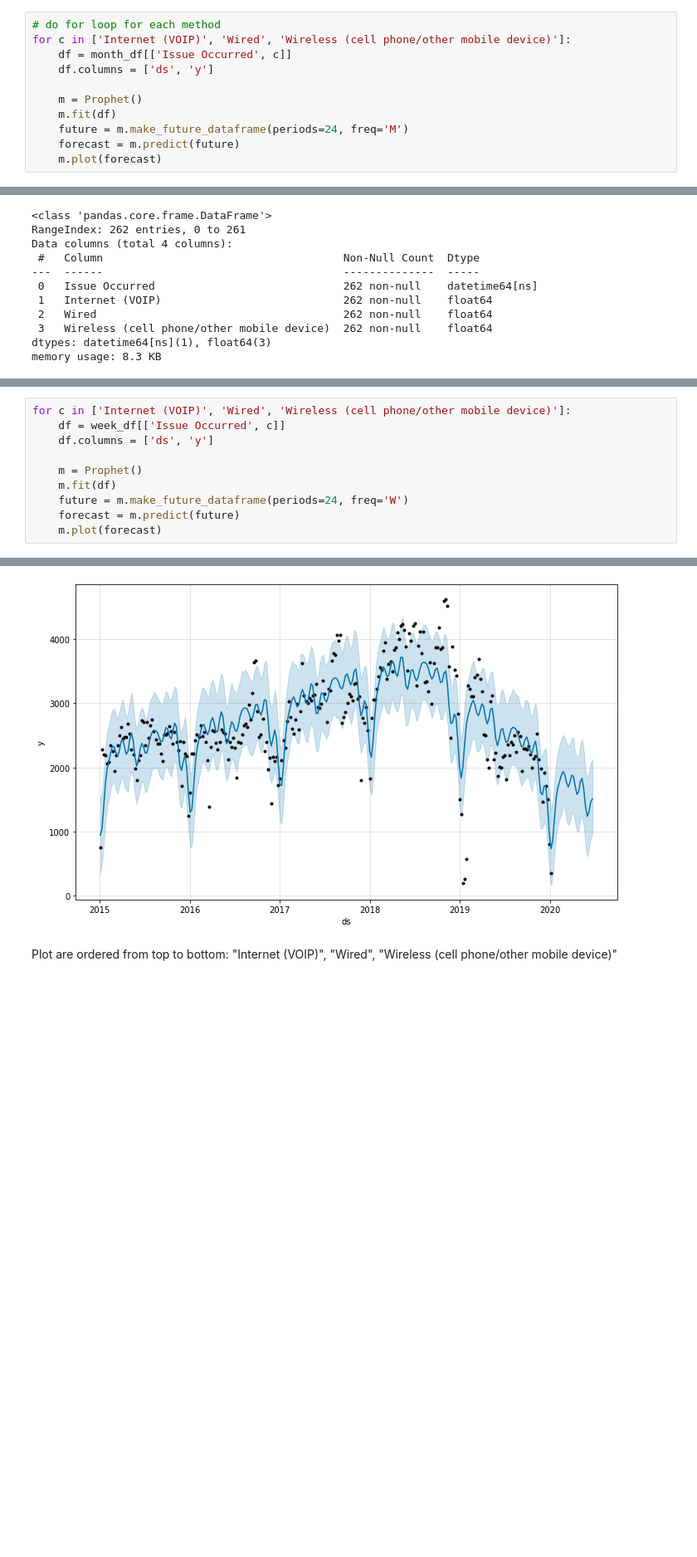
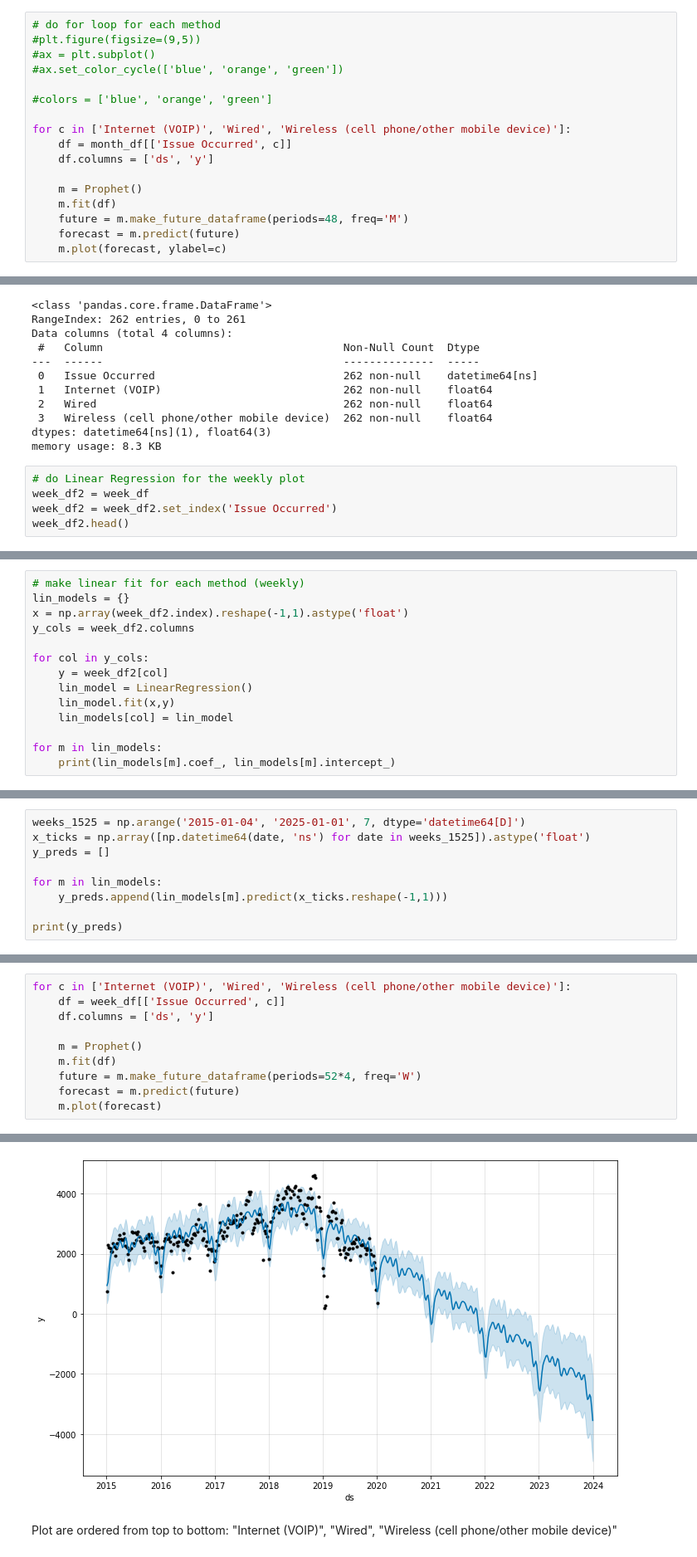
Before and after one commit to sangyeolbaek/SB, a Jupyter notebook: Capstone Project 1/machine_learning_capstone_1.ipynb, the cells around one changed output, grey strips where cells are left out. Shown at 83% size. Drawn from its saved outputs; the diff is of its cells as text; blank space fills up the shorter version.

```diff
--- a/Capstone Project 1/machine_learning_capstone_1.ipynb
+++ b/Capstone Project 1/machine_learning_capstone_1.ipynb
@@ -218,14 +299,20 @@ month_df.plot.line(x='Issue Occurred', y=c, marker='o', figsize=(9,5), grid=True
 # %%
 # do for loop for each method
+#plt.figure(figsize=(9,5))
+#ax = plt.subplot()
+#ax.set_color_cycle(['blue', 'orange', 'green'])
+
+#colors = ['blue', 'orange', 'green']
+
 for c in ['Internet (VOIP)', 'Wired', 'Wireless (cell phone/other mobile device)']:
     df = month_df[['Issue Occurred', c]]
     df.columns = ['ds', 'y']
 
     m = Prophet()
     m.fit(df)
-    future = m.make_future_dataframe(periods=24, freq='M')
+    future = m.make_future_dataframe(periods=48, freq='M')
     forecast = m.predict(future)
-    m.plot(forecast)
+    m.plot(forecast, ylabel=c)
 # %% [output]
 INFO:fbprophet:Disabling weekly seasonality. Run prophet with weekly_seasonality=True to override this.
 INFO:fbprophet:Disabling daily seasonality. Run prophet with daily_seasonality=True to override this.
@@ -257,3 +344,8 @@ Data columns (total 4 columns):
  3   Wireless (cell phone/other mobile device)  262 non-null    float64
 dtypes: datetime64[ns](1), float64(3)
 memory usage: 8.3 KB
+# %%
+# do Linear Regression for the weekly plot
+week_df2 = week_df
+week_df2 = week_df2.set_index('Issue Occurred')
+week_df2.head()
@@ -259,0 +360,14 @@ memory usage: 8.3 KB
+# %%
+# make linear fit for each method (weekly)
+lin_models = {}
+x = np.array(week_df2.index).reshape(-1,1).astype('float')
+y_cols = week_df2.columns
+
+for col in y_cols:
+    y = week_df2[col]
+    lin_model = LinearRegression()
+    lin_model.fit(x,y)
+    lin_models[col] = lin_model
+
+for m in lin_models:
+    print(lin_models[m].coef_, lin_models[m].intercept_)
@@ -259,0 +378,9 @@ memory usage: 8.3 KB
+# %%
+weeks_1525 = np.arange('2015-01-04', '2025-01-01', 7, dtype='datetime64[D]')
+x_ticks = np.array([np.datetime64(date, 'ns') for date in weeks_1525]).astype('float')
+y_preds = []
+
+for m in lin_models:
+    y_preds.append(lin_models[m].predict(x_ticks.reshape(-1,1)))
+
+print(y_preds)
@@ -264,7 +427,7 @@ for c in ['Internet (VOIP)', 'Wired', 'Wireless (cell phone/other mobile device)
 
     m = Prophet()
     m.fit(df)
-    future = m.make_future_dataframe(periods=24, freq='W')
+    future = m.make_future_dataframe(periods=52*4, freq='W')
     forecast = m.predict(future)
     m.plot(forecast)
 # %% [output]
@@ -279,3 +442,3 @@ INFO:fbprophet:Disabling daily seasonality. Run prophet with daily_seasonality=T
-[figure, old version]
+[figure, new version]
 # %% [markdown]
 Plot are ordered from top to bottom: "Internet (VOIP)", "Wired", "Wireless (cell phone/other mobile device)"
```
Also changed, not shown: parts of 16 cells of this notebook.
